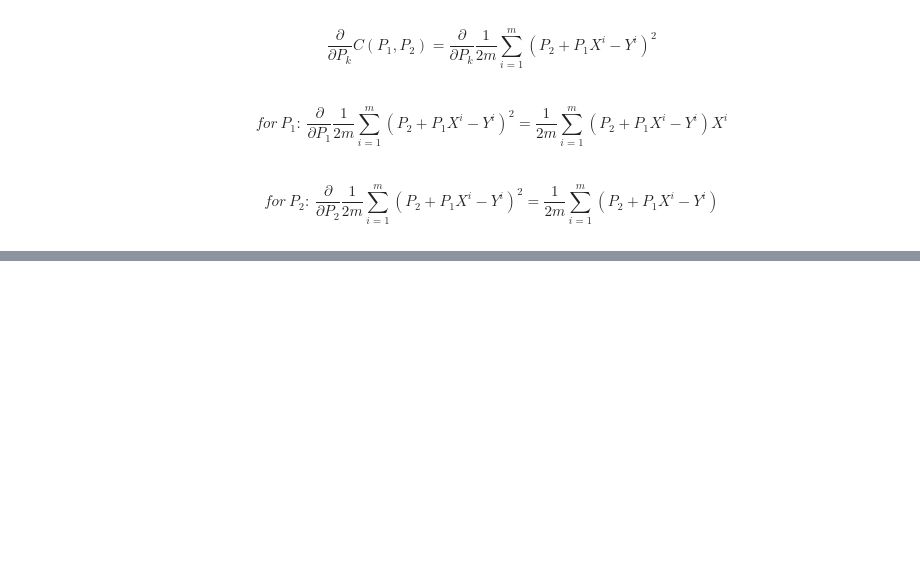
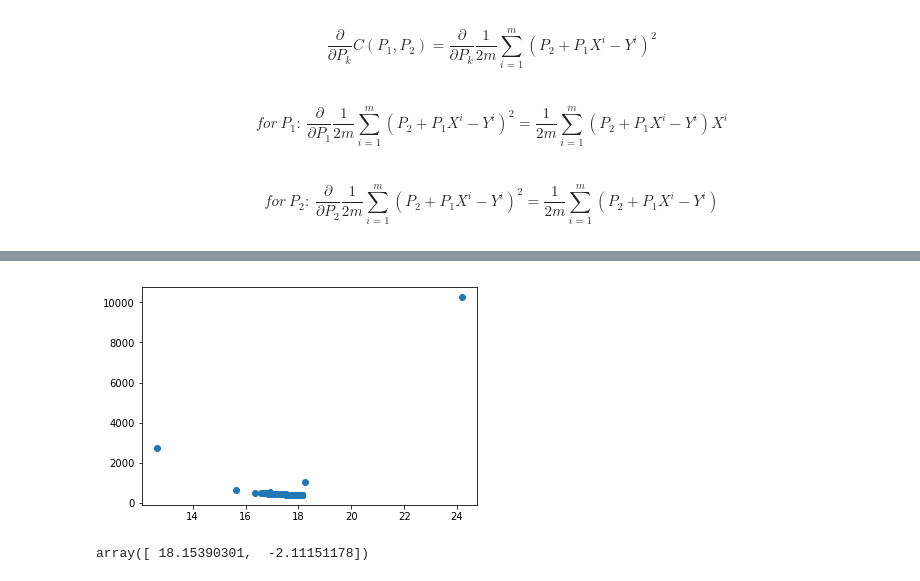
Before and after one commit to mohendra/My_Projects, a Jupyter notebook: LR/Linear_regre_part2.ipynb, the cells around one changed output, grey strips where cells are left out. Cells and saved outputs as stored; diff of their text form; code cells hidden in the pictures; blank space fills up the shorter version.

```diff
--- a/LR/Linear_regre_part2.ipynb
+++ b/LR/Linear_regre_part2.ipynb
@@ -57,0 +87,18 @@ $$for\ P_2:\ \frac{\partial }{\partial P_2}\frac{1}{2m}\sum_{i =1}^{m}(P_2 + P_1
+# %%
+X = [1, 2, 3, 4, 5]
+X = np.array(X)
+#X = X/max(X)
+Y = [10, 40, 50, 78, 83]
+Y = np.array(Y)
+#Y = Y/max(Y)
+# %%
+itr = 100
+alpha = 0.01
+# %%
+PP, PPlt, CF = g_d(alpha, X, Y, P, itr)
+# %%
+# Make data.
+XX = PPlt[0]
+YY = PPlt[1]
+ZZ= CF
+XXX, YYY = np.meshgrid(XX, YY)
@@ -57,0 +113,9 @@ $$for\ P_2:\ \frac{\partial }{\partial P_2}\frac{1}{2m}\sum_{i =1}^{m}(P_2 + P_1
+# %%
+plt.plot(XX,CF,'o')
+plt.show()
+# %% [output]
+[figure, added]
+# %%
+PP
+# %% [output]
+array([ 18.15390301,  -2.11151178])
```
Also changed, not shown: parts of 15 cells of this notebook, 4 other files.
